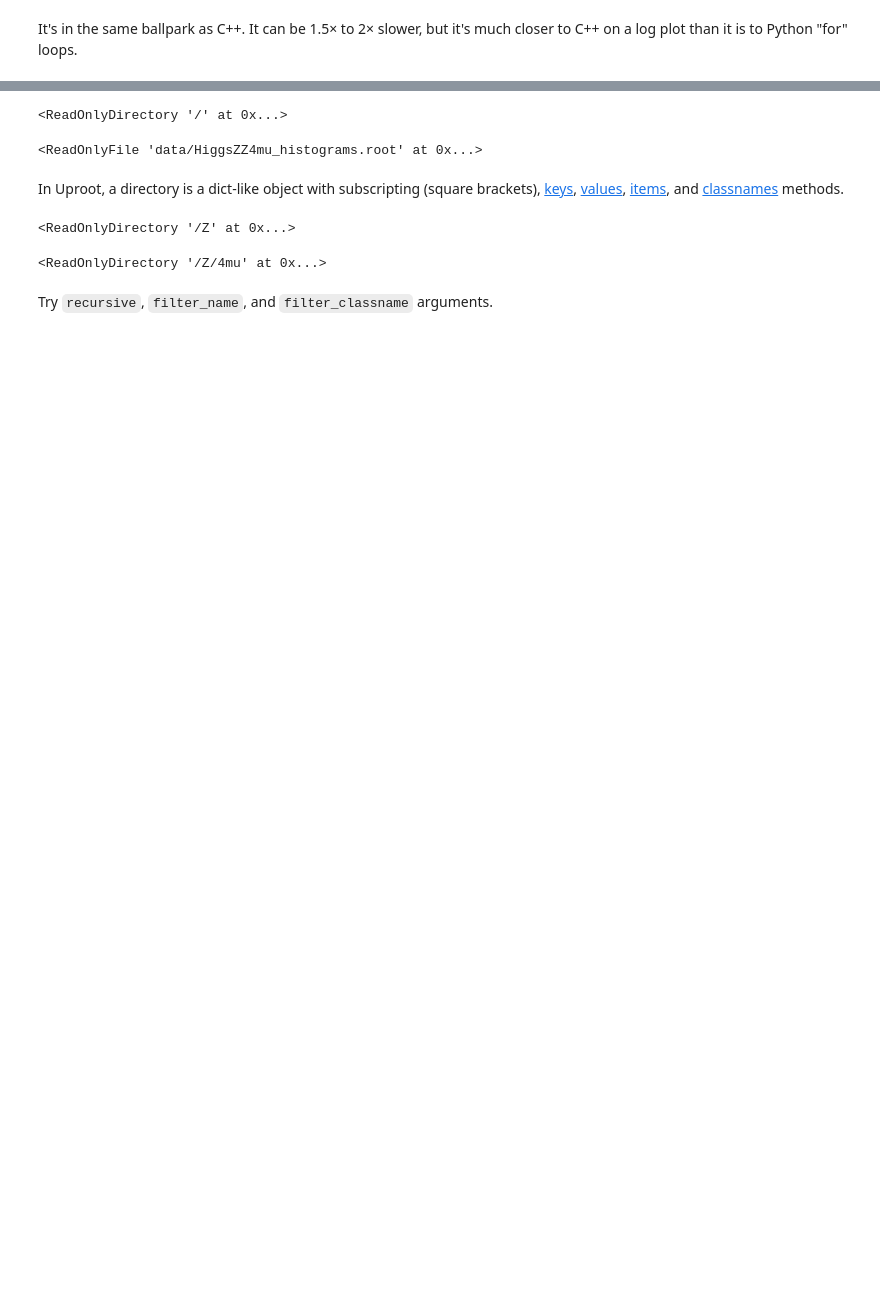
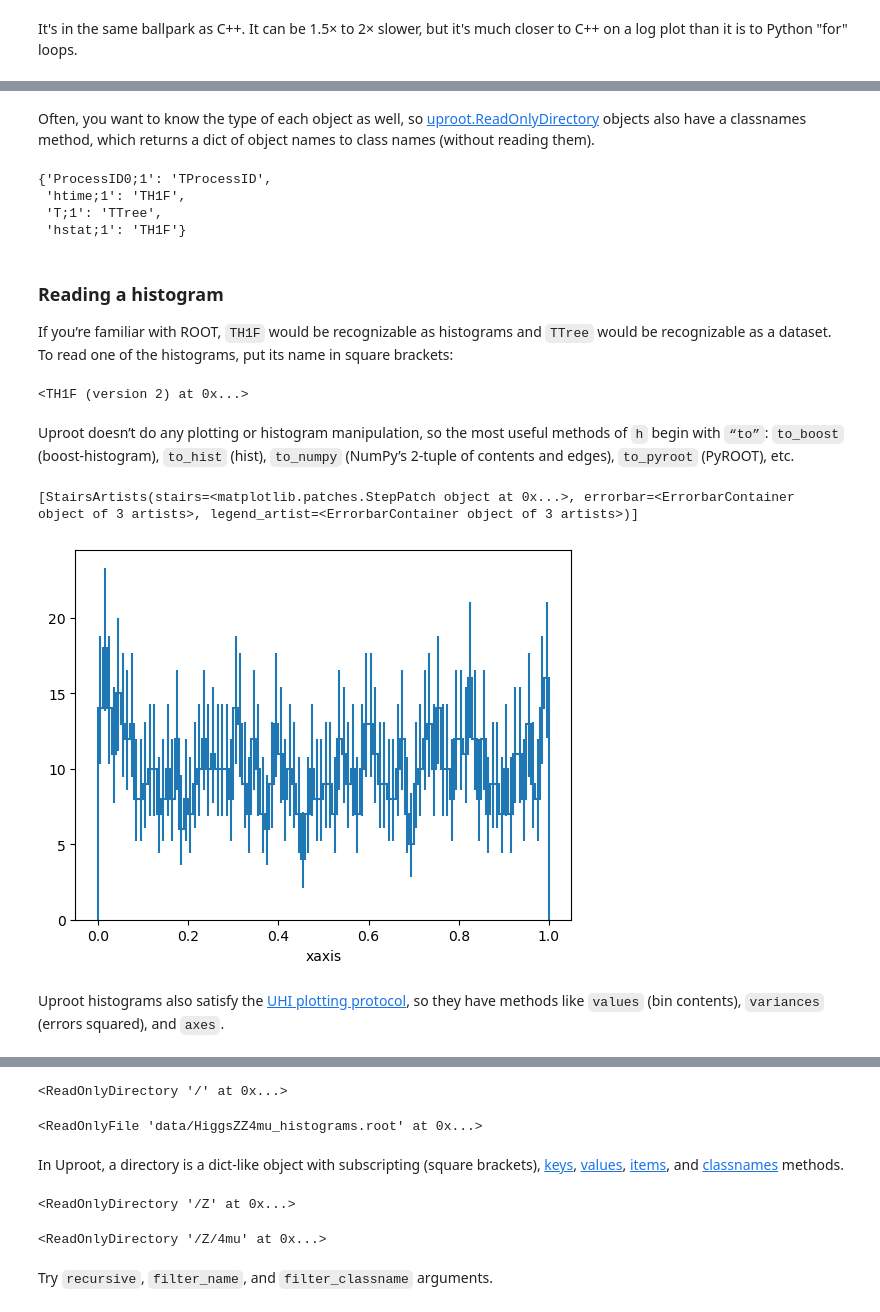
Before and after one commit to ianna/2025-06-20-hsf-iris-hep-uproot-awkward-tutorial, a Jupyter notebook: evaluated/uproot-awkward-tutorial.ipynb, the cells around one changed output, grey strips where cells are left out. Drawn from its saved outputs; the diff is of its cells as text; code cells hidden in the pictures; blank space fills up the shorter version.

```diff
--- a/evaluated/uproot-awkward-tutorial.ipynb
+++ b/evaluated/uproot-awkward-tutorial.ipynb
@@ -321,0 +330,6 @@ The documentation is at [https://uproot.readthedocs.io/](https://uproot.readthed
+# %%
+import uproot
+
+filename = "data/uproot-Event.root"
+
+file = uproot.open(filename)
@@ -321,0 +344,27 @@ The documentation is at [https://uproot.readthedocs.io/](https://uproot.readthed
+# %% [markdown]
+Often, you want to know the type of each object as well, so [uproot.ReadOnlyDirectory](https://uproot.readthedocs.io/en/latest/uproot.reading.ReadOnlyDirectory.html) objects also have a classnames method, which returns a dict of object names to class names (without reading them).
+# %%
+file.classnames()
+# %% [output]
+{'ProcessID0;1': 'TProcessID',
+ 'htime;1': 'TH1F',
+ 'T;1': 'TTree',
+ 'hstat;1': 'TH1F'}
+# %% [markdown]
+### Reading a histogram
+
+If you’re familiar with ROOT, `TH1F` would be recognizable as histograms and `TTree` would be recognizable as a dataset. To read one of the histograms, put its name in square brackets:
+# %%
+h = file["hstat"]
+h
+# %% [output]
+<TH1F (version 2) at 0x...>
+# %% [markdown]
+Uproot doesn’t do any plotting or histogram manipulation, so the most useful methods of `h` begin with `“to”`: `to_boost` (boost-histogram), `to_hist` (hist), `to_numpy` (NumPy’s 2-tuple of contents and edges), `to_pyroot` (PyROOT), etc.
+# %%
+h.to_hist().plot()
+# %% [output]
+[StairsArtists(stairs=<matplotlib.patches.StepPatch object at 0x...>, errorbar=<ErrorbarContainer object of 3 artists>, legend_artist=<ErrorbarContainer object of 3 artists>)]
+[figure, added]
+# %% [markdown]
+Uproot histograms also satisfy the [UHI plotting protocol](https://uhi.readthedocs.io/en/latest/plotting.html), so they have methods like `values` (bin contents), `variances` (errors squared), and `axes`.
```
Also changed, not shown: parts of 47 cells of this notebook.
